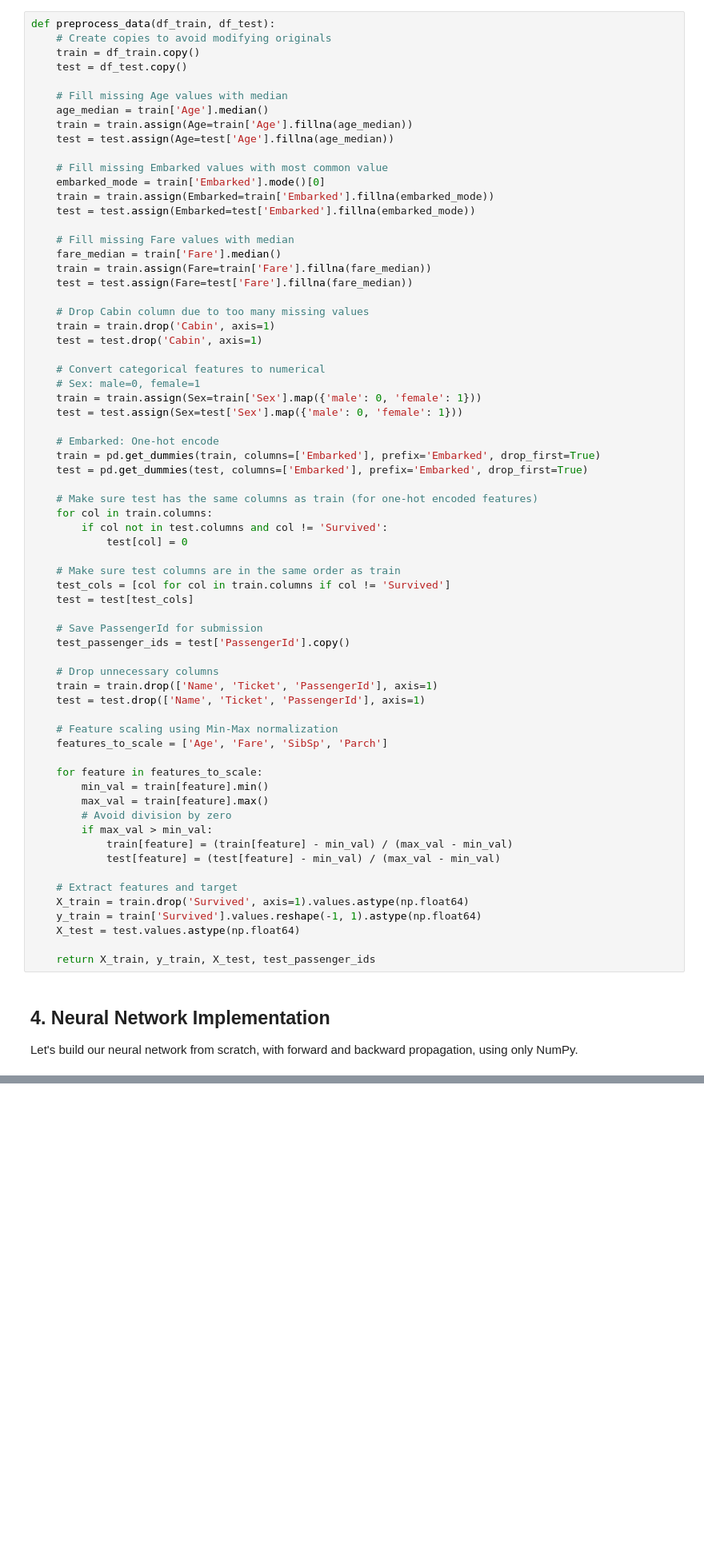
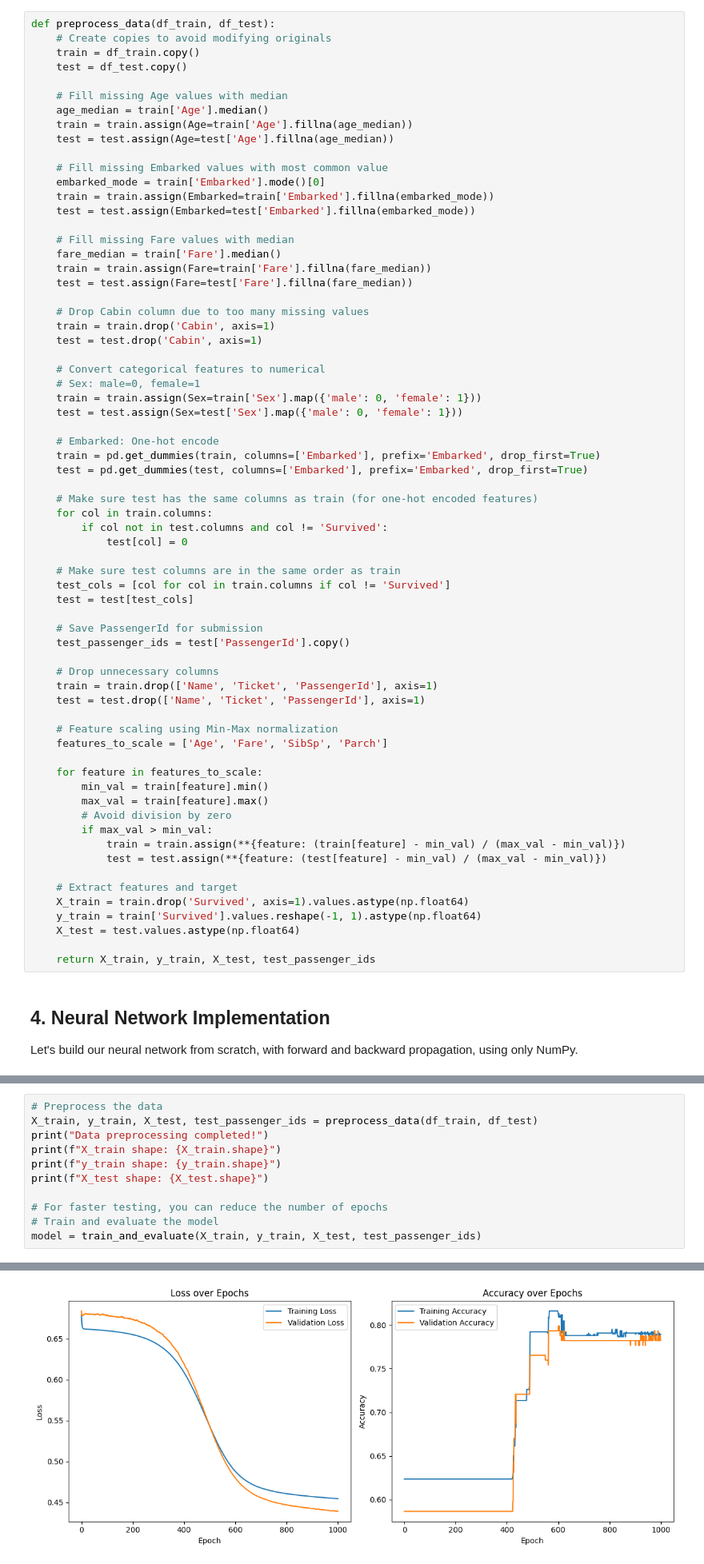
Before and after one commit to Mehregan-Gogina/Titanic-Data-Analysis, a Jupyter notebook: titanic.ipynb, the cells around one changed output, grey strips where cells are left out. Shown: that part at 80% size. Cells and saved outputs as stored; diff of their text form; blank space fills up the shorter version.

```diff
--- a/titanic.ipynb
+++ b/titanic.ipynb
@@ -257,8 +257,8 @@ def preprocess_data(df_train, df_test):
         max_val = train[feature].max()
         # Avoid division by zero
         if max_val > min_val:
-            train[feature] = (train[feature] - min_val) / (max_val - min_val)
-            test[feature] = (test[feature] - min_val) / (max_val - min_val)
+            train = train.assign(**{feature: (train[feature] - min_val) / (max_val - min_val)})
+            test = test.assign(**{feature: (test[feature] - min_val) / (max_val - min_val)})
 
     # Extract features and target
     X_train = train.drop('Survived', axis=1).values.astype(np.float64)
@@ -491,0 +494,12 @@ def train_and_evaluate(X_train, y_train, X_test, test_passenger_ids):
+# %%
+# Preprocess the data
+X_train, y_train, X_test, test_passenger_ids = preprocess_data(df_train, df_test)
+print("Data preprocessing completed!")
+print(f"X_train shape: {X_train.shape}")
+print(f"y_train shape: {y_train.shape}")
+print(f"X_test shape: {X_test.shape}")
+
+# For faster testing, you can reduce the number of epochs
+# Train and evaluate the model
+model = train_and_evaluate(X_train, y_train, X_test, test_passenger_ids)
+# %% [output]
@@ -491,0 +522 @@ def train_and_evaluate(X_train, y_train, X_test, test_passenger_ids):
+[figure, added]
```
Also changed, not shown: parts of 3 cells of this notebook, 1 other file.
